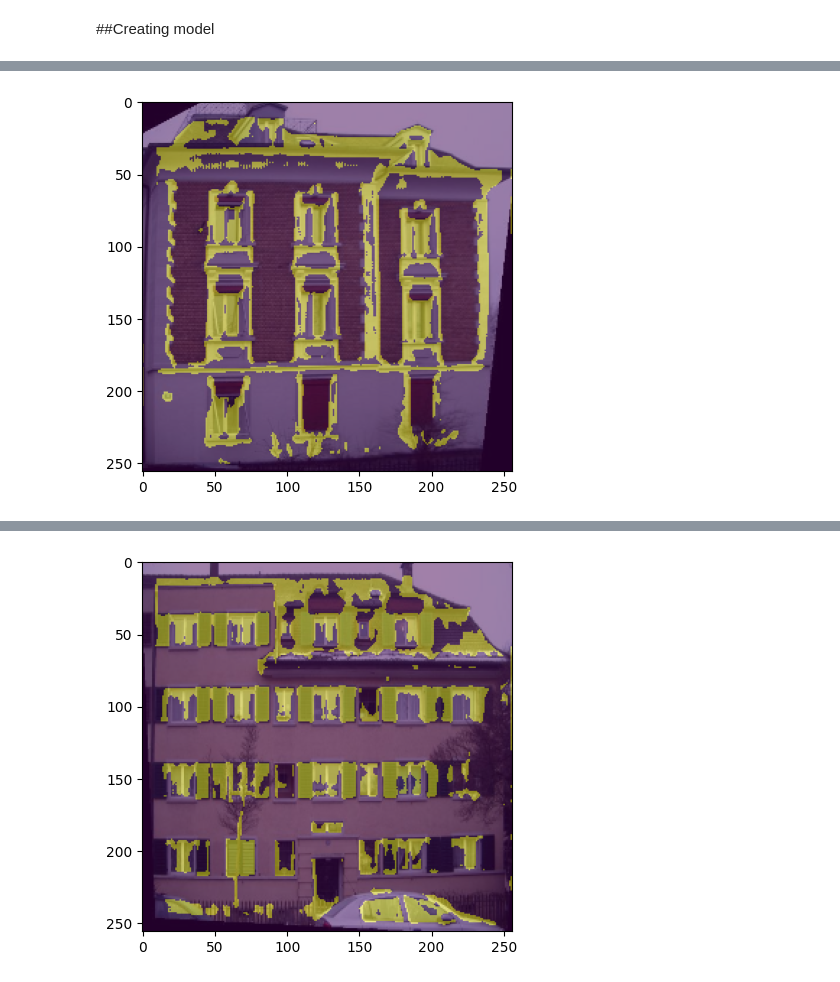
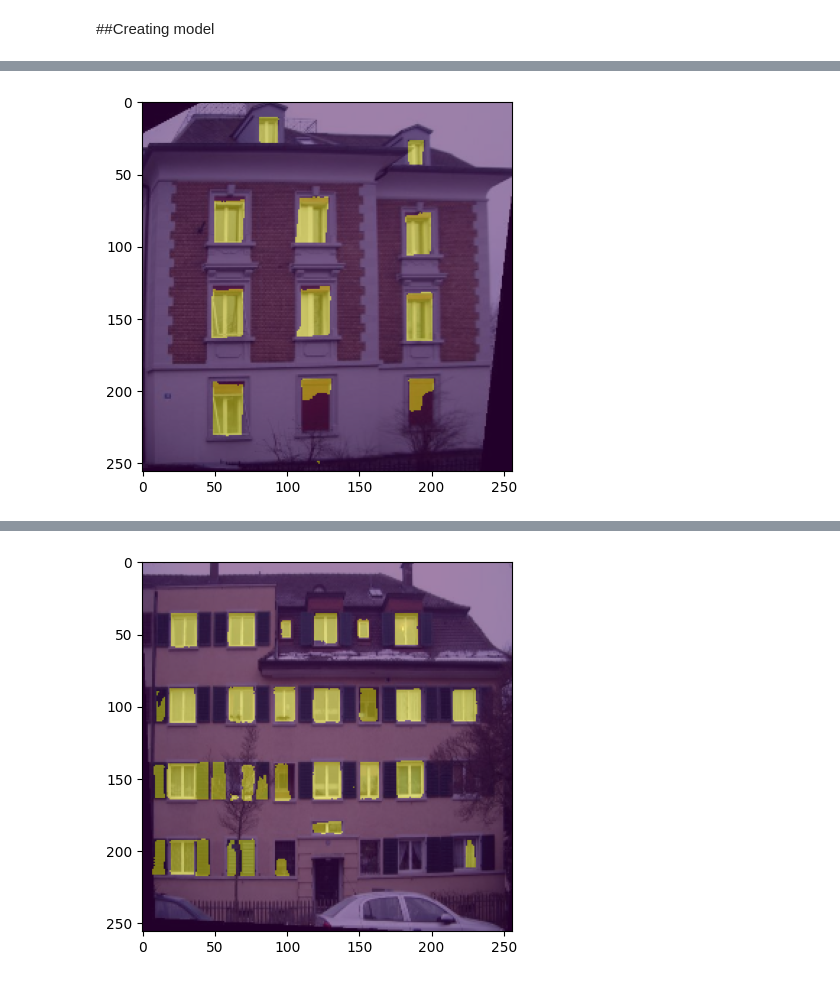
Before and after one commit to julianzim/Building_Analytics_with_CV, a Jupyter notebook: U_Net_model.ipynb, the cells around one changed output, grey strips where cells are left out. Drawn from its saved outputs; the diff is of its cells as text; code cells hidden in the pictures.

Commit message:
added batch normalization and dropout regularization

```diff
--- a/U_Net_model.ipynb
+++ b/U_Net_model.ipynb
@@ -303,52 +267,76 @@ def buildUNetModel():
     x = tf.keras.layers.Input((256, 256, 3))
 
     out = tf.keras.layers.Conv2D(64, (3, 3), padding='same', activation='relu')(x)
+    out = tf.keras.layers.BatchNormalization()(out)
     out1 = tf.keras.layers.Conv2D(64, (3, 3), padding='same', activation='relu')(out)
-    out = tf.keras.layers.MaxPool2D((2, 2))(out1)
+    out = tf.keras.layers.BatchNormalization()(out1)
+    out = tf.keras.layers.MaxPool2D((2, 2))(out)
 
     out = tf.keras.layers.Conv2D(128, (3, 3), padding='same', activation='relu')(out)
+    out = tf.keras.layers.BatchNormalization()(out)
     out2 = tf.keras.layers.Conv2D(128, (3, 3), padding='same', activation='relu')(out)
-    out = tf.keras.layers.MaxPool2D((2, 2))(out2)
+    out = tf.keras.layers.BatchNormalization()(out2)
+    out = tf.keras.layers.MaxPool2D((2, 2))(out)
 
     out = tf.keras.layers.Conv2D(256, (3, 3), padding='same', activation='relu')(out)
+    out = tf.keras.layers.BatchNormalization()(out)
     out3 = tf.keras.layers.Conv2D(256, (3, 3), padding='same', activation='relu')(out)
-    out = tf.keras.layers.MaxPool2D((2, 2))(out3)
+    out = tf.keras.layers.BatchNormalization()(out3)
+    out = tf.keras.layers.MaxPool2D((2, 2))(out)
 
     out = tf.keras.layers.Conv2D(512, (3, 3), padding='same', activation='relu')(out)
+    out = tf.keras.layers.BatchNormalization()(out)
     out4 = tf.keras.layers.Conv2D(512, (3, 3), padding='same', activation='relu')(out)
-    out = tf.keras.layers.MaxPool2D((2, 2))(out4)
+    out = tf.keras.layers.BatchNormalization()(out4)
+    out = tf.keras.layers.MaxPool2D((2, 2))(out)
 
     out = tf.keras.layers.Conv2D(1024, (3, 3), padding='same', activation='relu')(out)
+    out = tf.keras.layers.BatchNormalization()(out)
+    out = tf.keras.layers.Dropout(0.25)(out)
     out = tf.keras.layers.Conv2D(1024, (3, 3), padding='same', activation='relu')(out)
+    out = tf.keras.layers.BatchNormalization()(out)
+    out = tf.keras.layers.Dropout(0.25)(out)
 
     out = tf.keras.layers.Conv2DTranspose(512, (3, 3), strides=(2, 2), padding='same', activation='relu')(out)
     out = tf.concat([out4, out], axis=3)
+    out = tf.keras.layers.BatchNormalization()(out)
 
     out = tf.keras.layers.Conv2D(512, (3, 3), padding='same', activation='relu')(out)
+    out = tf.keras.layers.BatchNormalization()(out)
     out = tf.keras.layers.Conv2D(512, (3, 3), padding='same', activation='relu')(out)
+    out = tf.keras.layers.BatchNormalization()(out)
 
     out = tf.keras.layers.Conv2DTranspose(256, (3, 3), strides=(2, 2), padding='same', activation='relu')(out)
     out = tf.concat([out3, out], axis=3)
+    out = tf.keras.layers.BatchNormalization()(out)
 
     out = tf.keras.layers.Conv2D(256, (3, 3), padding='same', activation='relu')(out)
+    out = tf.keras.layers.BatchNormalization()(out)
     out = tf.keras.layers.Conv2D(256, (3, 3), padding='same', activation='relu')(out)
+    out = tf.keras.layers.BatchNormalization()(out)
 
     out = tf.keras.layers.Conv2DTranspose(128, (3, 3), strides=(2, 2), padding='same', activation='relu')(out)
     out = tf.concat([out2, out], axis=3)
+    out = tf.keras.layers.BatchNormalization()(out)
 
     out = tf.keras.layers.Conv2D(128, (3, 3), padding='same', activation='relu')(out)
+    out = tf.keras.layers.BatchNormalization()(out)
     out = tf.keras.layers.Conv2D(128, (3, 3), padding='same', activation='relu')(out)
+    out = tf.keras.layers.BatchNormalization()(out)
 
     out = tf.keras.layers.Conv2DTranspose(64, (3, 3), strides=(2, 2), padding='same', activation='relu')(out)
     out = tf.concat([out1, out], axis=3)
+    out = tf.keras.layers.BatchNormalization()(out)
 
     out = tf.keras.layers.Conv2D(64, (3, 3), padding='same', activation='relu')(out)
+    out = tf.keras.layers.BatchNormalization()(out)
     out = tf.keras.layers.Conv2D(64, (3, 3), padding='same', activation='relu')(out)
+    out = tf.keras.layers.BatchNormalization()(out)
     out = tf.keras.layers.Conv2D(1, (3, 3), padding='same', activation='sigmoid')(out)
 
     return tf.keras.Model(inputs=x, outputs=out)
 # %%
-EPOCHS = 10
+EPOCHS = 100
 
 model = buildUNetModel()
 model.compile(loss='binary_crossentropy', optimizer='adam', metrics=['accuracy'])
@@ -369,7 +357,7 @@ Loss
 for sample in test_data.take(5).as_numpy_iterator():
     sample = sample[0][0]
     out = model.predict(sample[None, ...])
-    seg_map = (out[0, ..., 0] > 0.3).astype(np.float32)
+    seg_map = (out[0, ..., 0] > 0.7).astype(np.float32)
     seg_map_clr = plt.get_cmap('viridis')(seg_map)[..., :3]
     plt.imshow(sample*0.5 + seg_map_clr*0.5)
     plt.show()
@@ -380 +368 @@ for sample in test_data.take(5).as_numpy_iterator():
-[figure, old version]
+[figure, new version]
@@ -382 +370 @@ for sample in test_data.take(5).as_numpy_iterator():
-[figure, old version]
+[figure, new version]
```
Also changed, not shown: parts of 4 cells of this notebook.
